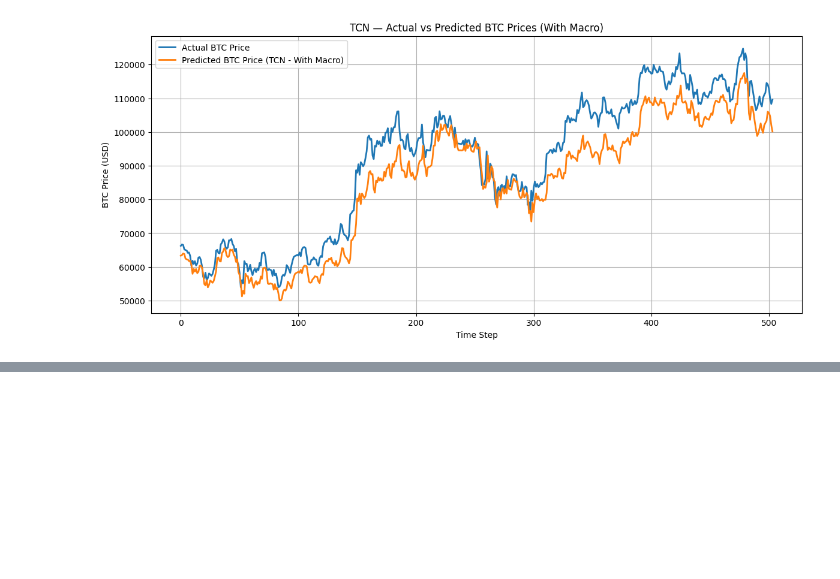
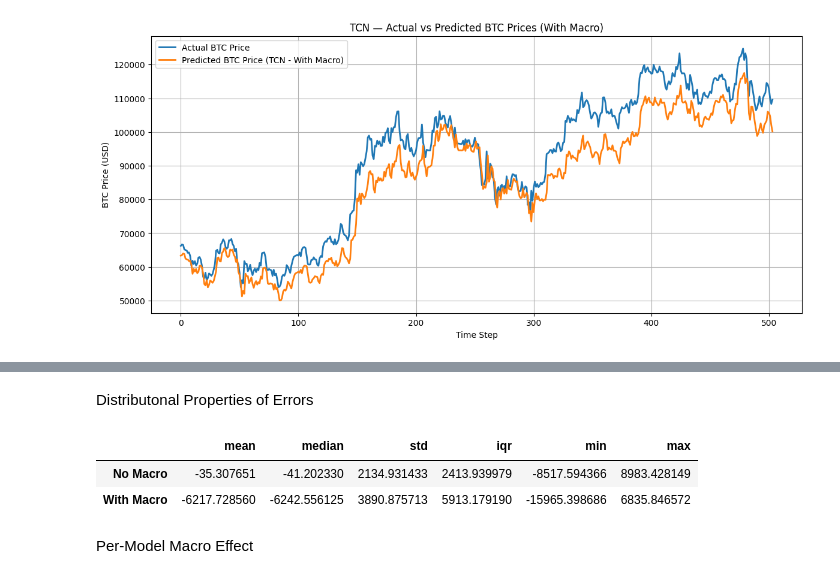
Before and after one commit to NichBry25/BitcoinPricePrediction, a Jupyter notebook: BTCForecasting_TCN.ipynb, the cells around one changed output, grey strips where cells are left out. Drawn from its saved outputs; the diff is of its cells as text; code cells hidden in the pictures; blank space fills up the shorter version.

```diff
--- a/BTCForecasting_TCN.ipynb
+++ b/BTCForecasting_TCN.ipynb
@@ -523,0 +610,26 @@ plt.show()
+# %% [markdown]
+Distributonal Properties of Errors
+# %%
+def distribution_stats(errors):
+  return {
+      "mean": np.mean(errors),
+      "median": np.median(errors),
+      "std": np.std(errors),
+      "iqr": np.percentile(errors, 75) - np.percentile(errors, 25),
+      "min": np.min(errors),
+      "max": np.max(errors)
+  }
+# %%
+dist_no_macro = distribution_stats(err_no_macro)
+# %%
+dist_macro = distribution_stats(err_macro)
+# %%
+dist_df = pd.DataFrame([dist_no_macro, dist_macro], index=['No Macro', 'With Macro'])
+# %%
+dist_df
+# %% [output]
+|  | mean | median | std | iqr | min | max |
+| No Macro | -35.307651 | -41.202330 | 2134.931433 | 2413.939979 | -8517.594366 | 8983.428149 |
+| With Macro | -6217.728560 | -6242.556125 | 3890.875713 | 5913.179190 | -15965.398686 | 6835.846572 |
+# %% [markdown]
+Per-Model Macro Effect
```
Also changed, not shown: parts of 26 cells of this notebook.
